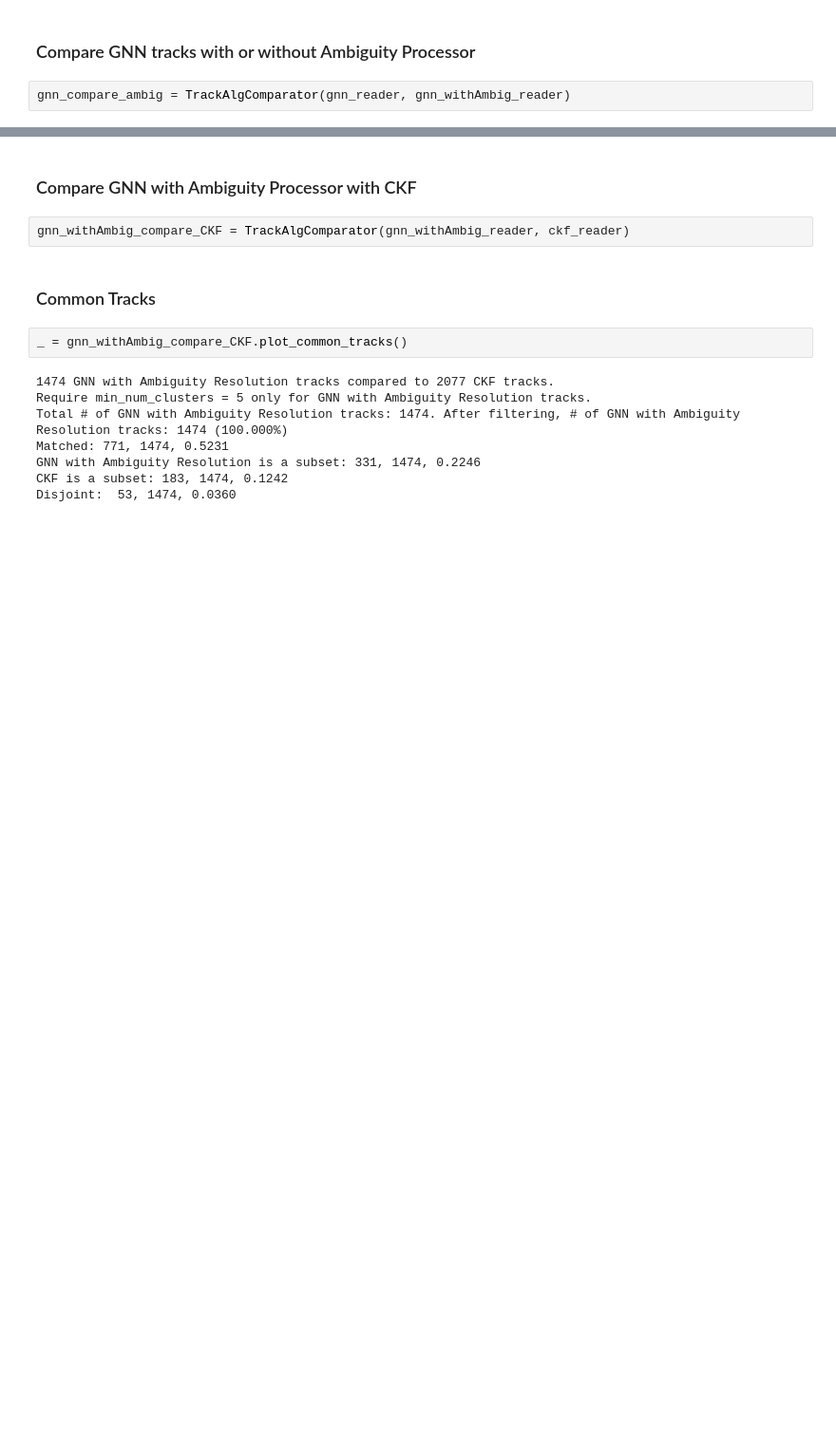
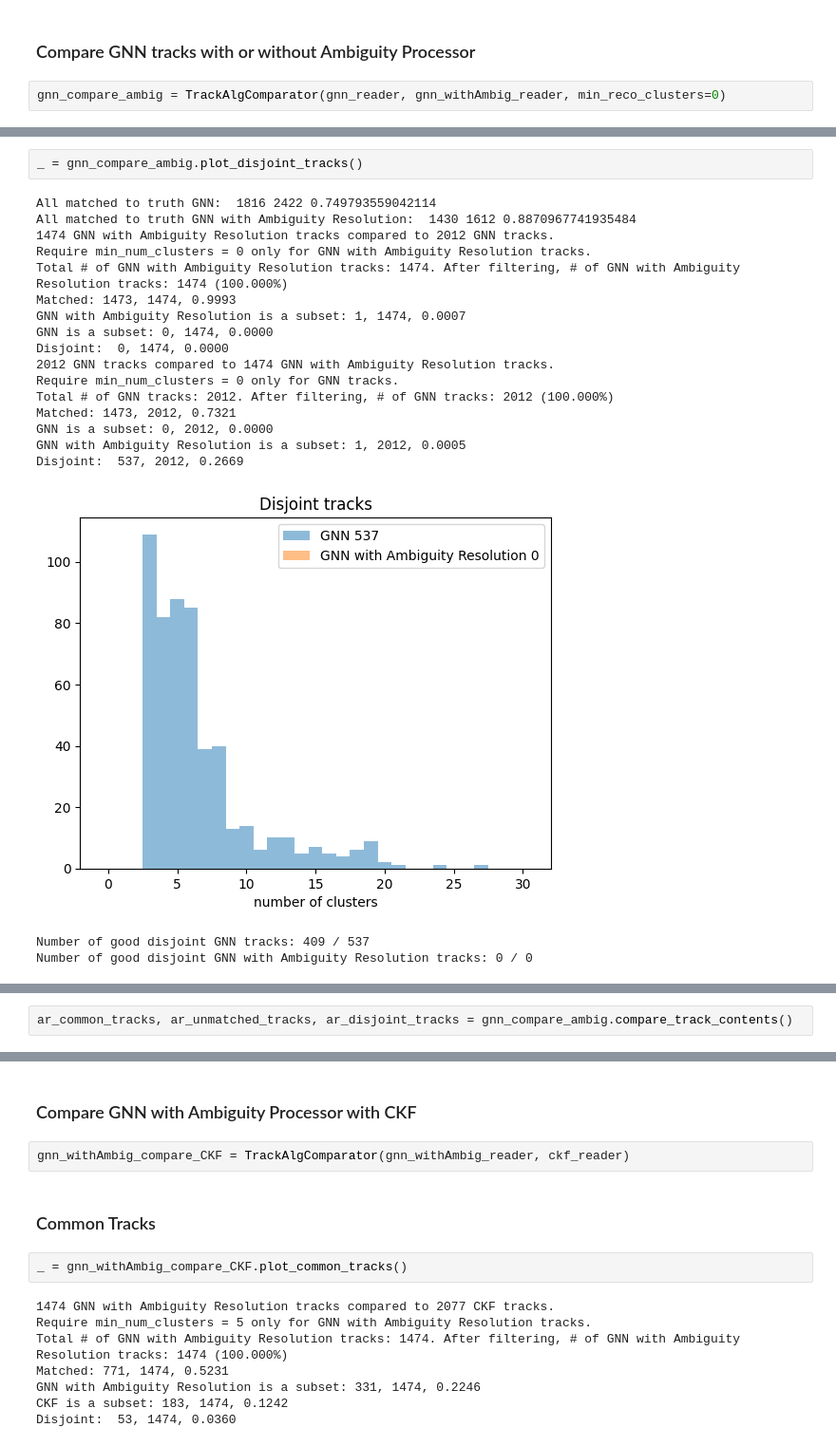
Before and after one commit to xju2/visual_tracks, a Jupyter notebook: notebooks/compare_ckf_with_GNN.ipynb, the cells around one changed output, grey strips where cells are left out. Shown at 95% size. Drawn from its saved outputs; the diff is of its cells as text; blank space fills up the shorter version.

```diff
--- a/notebooks/compare_ckf_with_GNN.ipynb
+++ b/notebooks/compare_ckf_with_GNN.ipynb
@@ -329,7 +375,7 @@ Total 1 events in directory: /media/DataOcean/projects/tracking/integrateToAthen
 # %% [markdown]
 ### Compare GNN tracks with or without Ambiguity Processor
 # %%
-gnn_compare_ambig = TrackAlgComparator(gnn_reader, gnn_withAmbig_reader)
+gnn_compare_ambig = TrackAlgComparator(gnn_reader, gnn_withAmbig_reader, min_reco_clusters=0)
 # %%
 _ = gnn_compare_ambig.plot_common_tracks()
 # %% [output]
@@ -344,3 +390,25 @@ Disjoint:  346, 1821, 0.1900
 [figure]
 [figure]
 [figure]
+# %%
+_ = gnn_compare_ambig.plot_disjoint_tracks()
+# %% [output]
+All matched to truth GNN:  1816 2422 0.749793559042114
+All matched to truth GNN with Ambiguity Resolution:  1430 1612 0.8870967741935484
+1474 GNN with Ambiguity Resolution tracks compared to 2012 GNN tracks.
+Require min_num_clusters = 0 only for GNN with Ambiguity Resolution tracks.
+Total # of GNN with Ambiguity Resolution tracks: 1474. After filtering, # of GNN with Ambiguity Resolution tracks: 1474 (100.000%)
+Matched: 1473, 1474, 0.9993
+GNN with Ambiguity Resolution is a subset: 1, 1474, 0.0007
+GNN is a subset: 0, 1474, 0.0000
+Disjoint:  0, 1474, 0.0000
+2012 GNN tracks compared to 1474 GNN with Ambiguity Resolution tracks.
+Require min_num_clusters = 0 only for GNN tracks.
+Total # of GNN tracks: 2012. After filtering, # of GNN tracks: 2012 (100.000%)
+Matched: 1473, 2012, 0.7321
+GNN is a subset: 0, 2012, 0.0000
+GNN with Ambiguity Resolution is a subset: 1, 2012, 0.0005
+Disjoint:  537, 2012, 0.2669
+[figure, added]
+Number of good disjoint GNN tracks: 409 / 537
+Number of good disjoint GNN with Ambiguity Resolution tracks: 0 / 0
@@ -346,0 +418,2 @@ Disjoint:  346, 1821, 0.1900
+# %%
+ar_common_tracks, ar_unmatched_tracks, ar_disjoint_tracks = gnn_compare_ambig.compare_track_contents()
```
Also changed, not shown: parts of 40 cells of this notebook.
